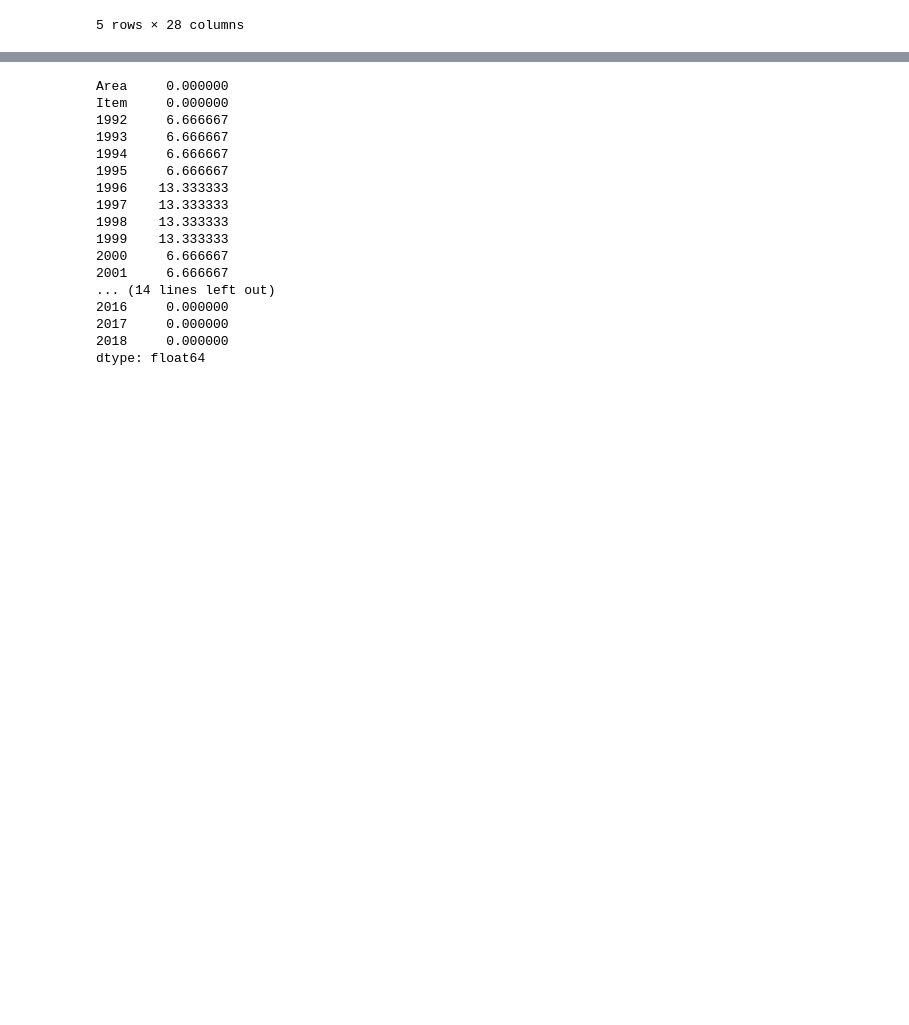
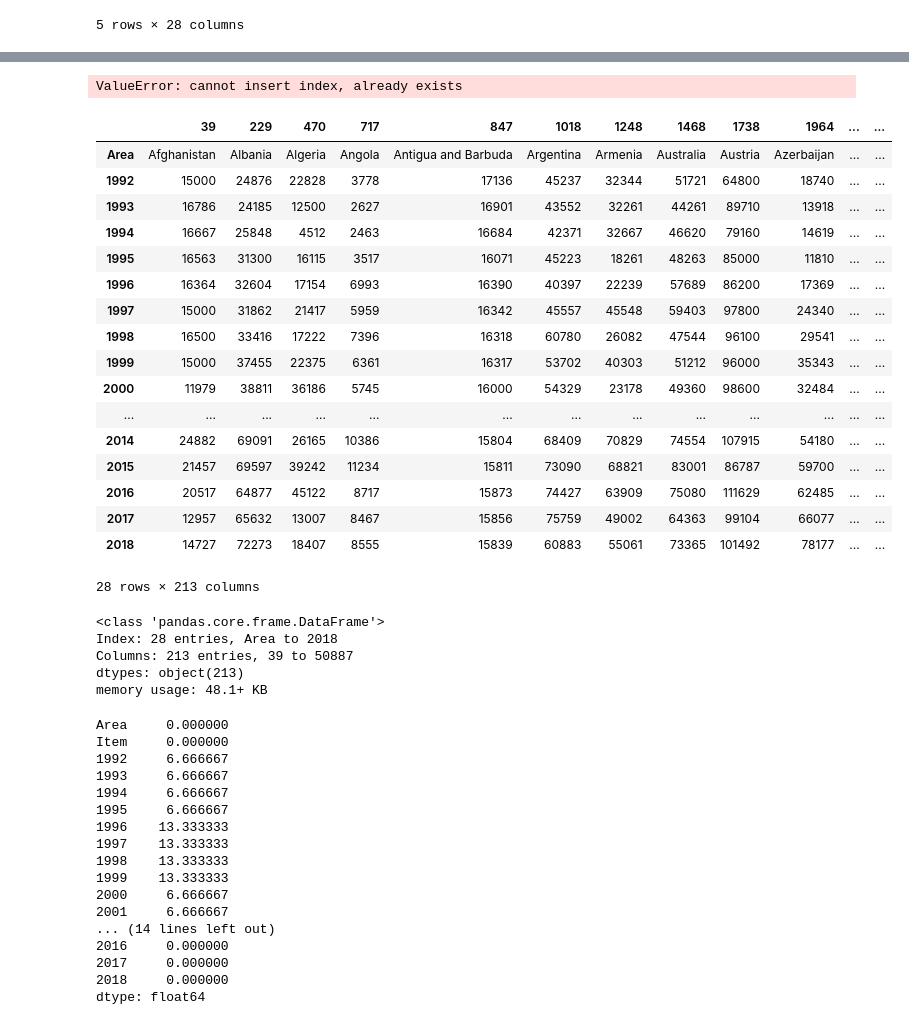
Before and after one commit to vishalgardas/FAO, a Jupyter notebook: FAO.ipynb, the cells around one changed output, grey strips where cells are left out. Cells and saved outputs as stored; diff of their text form; code cells hidden in the pictures; blank space fills up the shorter version.

```diff
--- a/FAO.ipynb
+++ b/FAO.ipynb
@@ -242,3 +231,7 @@ data_yield_rice.head()
 | 737 | Angola | 9142.0 | 8000.0 | 8750.0 | 14615.0 | 17500.0 | 20000.0 | 20000.0 | 14235.0 | 13454.0 | ... | ... |
 | 1080 | Argentina | 52075.0 | 43559.0 | 42989.0 | 50306.0 | 51031.0 | 53703.0 | 47762.0 | 57337.0 | 47798.0 | ... | ... |
 5 rows × 28 columns
+# %%
+data_yield_maize.reset_index(drop=True, inplace=True)
+df = data_yield_maize.T
+df.head()
@@ -245,3 +258,38 @@ data_yield_rice.head()
+# %%
+df = df.reset_index().set_index('index', drop=False)
+df = df.reset_index()
+# %% [output]
+ValueError: cannot insert index, already exists
+# %%
+data_yield_maize = data_yield_maize.T
+data_yield_maize
+# %% [output]
+|  | 39 | 229 | 470 | 717 | 847 | 1018 | 1248 | 1468 | 1738 | 1964 | ... | ... |
+| Area | Afghanistan | Albania | Algeria | Angola | Antigua and Barbuda | Argentina | Armenia | Australia | Austria | Azerbaijan | ... | ... |
+| 1992 | 15000 | 24876 | 22828 | 3778 | 17136 | 45237 | 32344 | 51721 | 64800 | 18740 | ... | ... |
+| 1993 | 16786 | 24185 | 12500 | 2627 | 16901 | 43552 | 32261 | 44261 | 89710 | 13918 | ... | ... |
+| 1994 | 16667 | 25848 | 4512 | 2463 | 16684 | 42371 | 32667 | 46620 | 79160 | 14619 | ... | ... |
+| 1995 | 16563 | 31300 | 16115 | 3517 | 16071 | 45223 | 18261 | 48263 | 85000 | 11810 | ... | ... |
+| 1996 | 16364 | 32604 | 17154 | 6993 | 16390 | 40397 | 22239 | 57689 | 86200 | 17369 | ... | ... |
+| 1997 | 15000 | 31862 | 21417 | 5959 | 16342 | 45557 | 45548 | 59403 | 97800 | 24340 | ... | ... |
+| 1998 | 16500 | 33416 | 17222 | 7396 | 16318 | 60780 | 26082 | 47544 | 96100 | 29541 | ... | ... |
+| 1999 | 15000 | 37455 | 22375 | 6361 | 16317 | 53702 | 40303 | 51212 | 96000 | 35343 | ... | ... |
+| 2000 | 11979 | 38811 | 36186 | 5745 | 16000 | 54329 | 23178 | 49360 | 98600 | 32484 | ... | ... |
+| ... | ... | ... | ... | ... | ... | ... | ... | ... | ... | ... | ... | ... |
+| 2014 | 24882 | 69091 | 26165 | 10386 | 15804 | 68409 | 70829 | 74554 | 107915 | 54180 | ... | ... |
+| 2015 | 21457 | 69597 | 39242 | 11234 | 15811 | 73090 | 68821 | 83001 | 86787 | 59700 | ... | ... |
+| 2016 | 20517 | 64877 | 45122 | 8717 | 15873 | 74427 | 63909 | 75080 | 111629 | 62485 | ... | ... |
+| 2017 | 12957 | 65632 | 13007 | 8467 | 15856 | 75759 | 49002 | 64363 | 99104 | 66077 | ... | ... |
+| 2018 | 14727 | 72273 | 18407 | 8555 | 15839 | 60883 | 55061 | 73365 | 101492 | 78177 | ... | ... |
+28 rows × 213 columns
+# %%
+data_yield_maize.info()
+# %% [output]
+<class 'pandas.core.frame.DataFrame'>
+Index: 28 entries, Area to 2018
+Columns: 213 entries, 39 to 50887
+dtypes: object(213)
+memory usage: 48.1+ KB
 # %%
 null = data_production.isnull().sum()
 null_per = (null/data_production.shape[0])*100
```
Also changed, not shown: parts of 3 cells of this notebook.
